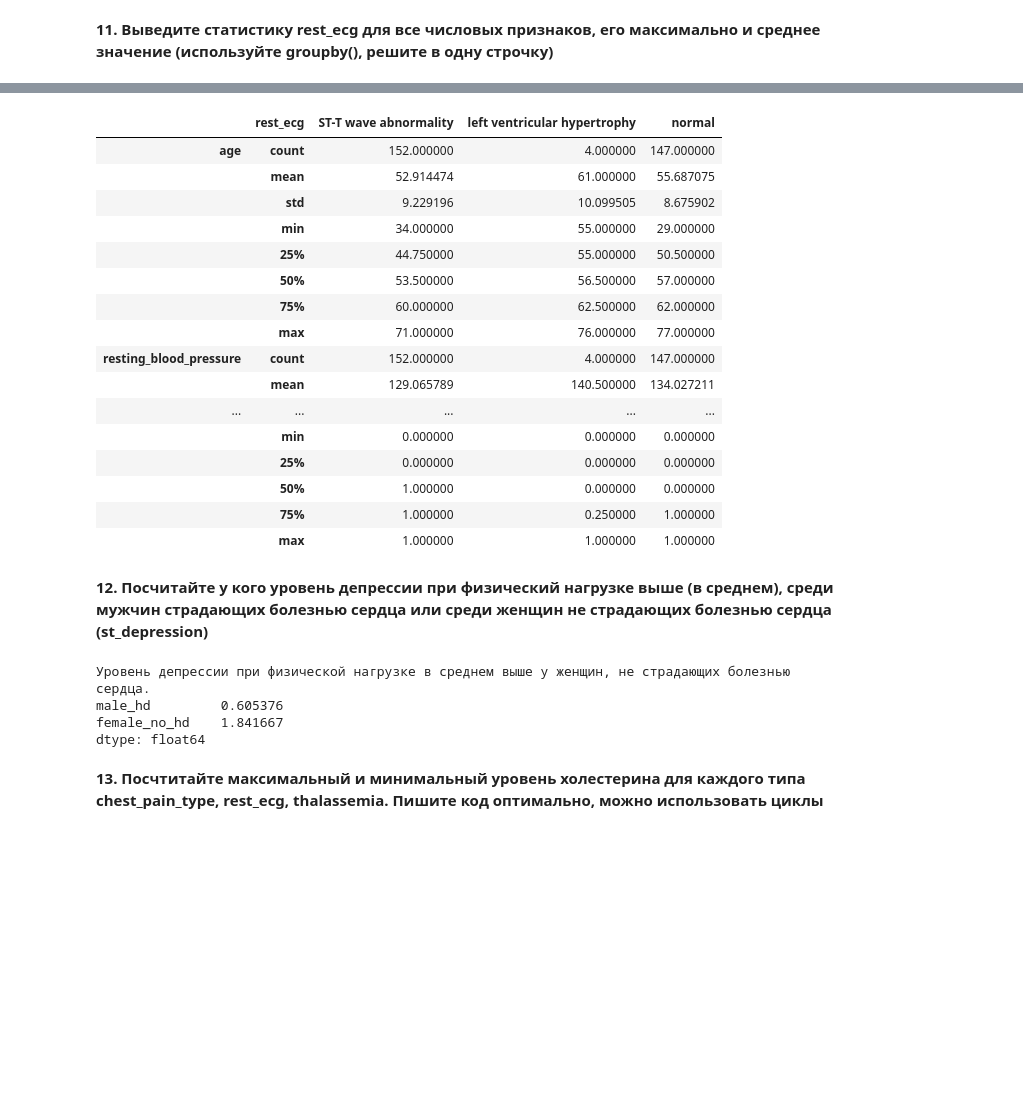
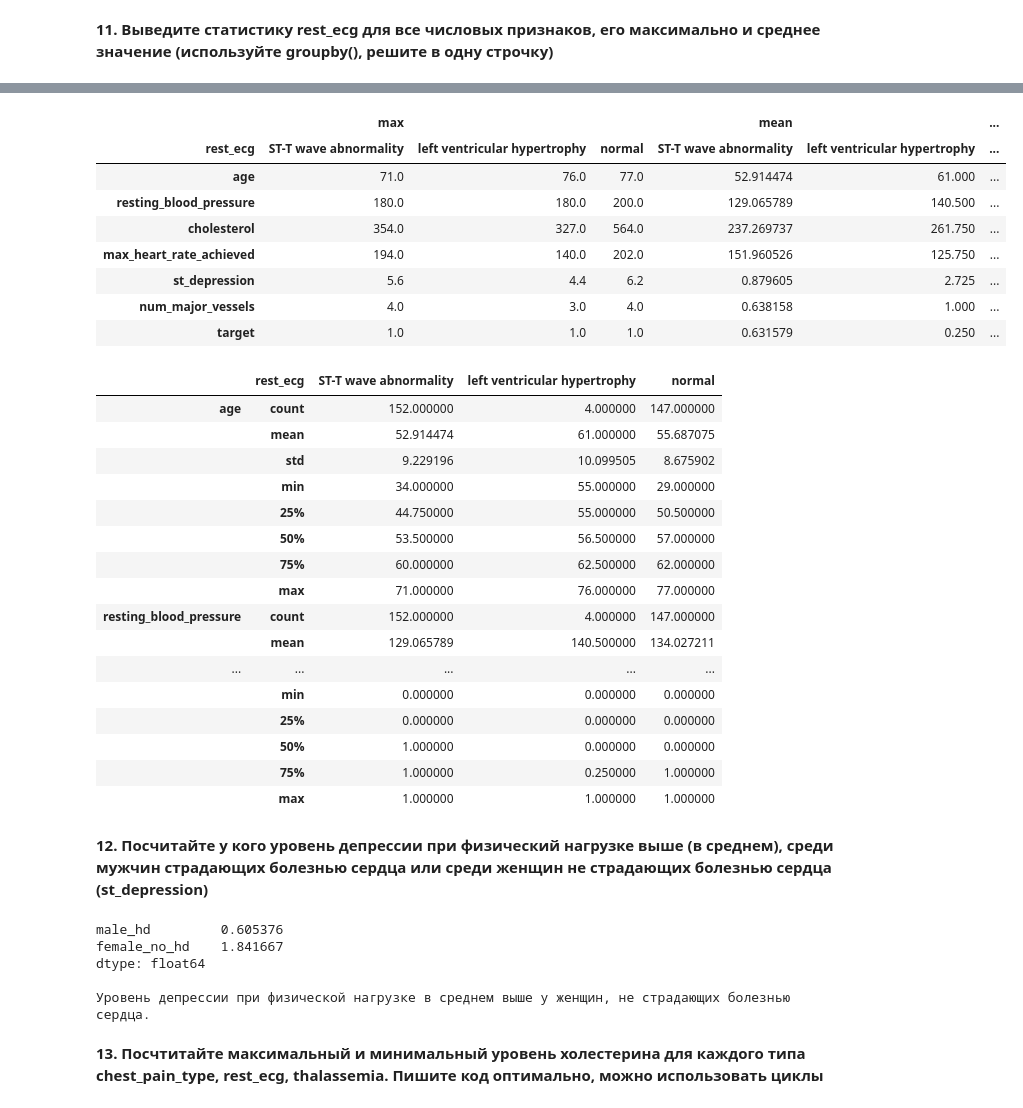
Before and after one commit to chudinova13/Rep_Data-science_02, a Jupyter notebook: Pandas/HW4_solution_Chudinova.ipynb, the cells around one changed output, grey strips where cells are left out. Cells and saved outputs as stored; diff of their text form; code cells hidden in the pictures; blank space fills up the shorter version.

```diff
--- a/Pandas/HW4_solution_Chudinova.ipynb
+++ b/Pandas/HW4_solution_Chudinova.ipynb
@@ -199,23 +188,38 @@ data.groupby(["rest_ecg"]).mean()
-# %%
-data.groupby(["rest_ecg"]).describe().T
-# %% [output]
-|  | rest_ecg | ST-T wave abnormality | left ventricular hypertrophy | normal |
-| age | count | 152.000000 | 4.000000 | 147.000000 |
-|  | mean | 52.914474 | 61.000000 | 55.687075 |
-|  | std | 9.229196 | 10.099505 | 8.675902 |
-|  | min | 34.000000 | 55.000000 | 29.000000 |
-|  | 25% | 44.750000 | 55.000000 | 50.500000 |
-|  | 50% | 53.500000 | 56.500000 | 57.000000 |
-|  | 75% | 60.000000 | 62.500000 | 62.000000 |
-|  | max | 71.000000 | 76.000000 | 77.000000 |
-| resting_blood_pressure | count | 152.000000 | 4.000000 | 147.000000 |
-|  | mean | 129.065789 | 140.500000 | 134.027211 |
-| ... | ... | ... | ... | ... |
-|  | min | 0.000000 | 0.000000 | 0.000000 |
-|  | 25% | 0.000000 | 0.000000 | 0.000000 |
-|  | 50% | 1.000000 | 0.000000 | 0.000000 |
-|  | 75% | 1.000000 | 0.250000 | 1.000000 |
-|  | max | 1.000000 | 1.000000 | 1.000000 |
+# %%
+pd.concat([data.groupby(["rest_ecg"]).max().select_dtypes(include=['int64', 'float64']).T,
+           data.groupby(["rest_ecg"]).mean().T],
+          axis=1, keys=['max', 'mean'])
+# %% [output]
+|  | max |  |  | mean |  | ... |
+| rest_ecg | ST-T wave abnormality | left ventricular hypertrophy | normal | ST-T wave abnormality | left ventricular hypertrophy | ... |
+| age | 71.0 | 76.0 | 77.0 | 52.914474 | 61.000 | ... |
+| resting_blood_pressure | 180.0 | 180.0 | 200.0 | 129.065789 | 140.500 | ... |
+| cholesterol | 354.0 | 327.0 | 564.0 | 237.269737 | 261.750 | ... |
+| max_heart_rate_achieved | 194.0 | 140.0 | 202.0 | 151.960526 | 125.750 | ... |
+| st_depression | 5.6 | 4.4 | 6.2 | 0.879605 | 2.725 | ... |
+| num_major_vessels | 4.0 | 3.0 | 4.0 | 0.638158 | 1.000 | ... |
+| target | 1.0 | 1.0 | 1.0 | 0.631579 | 0.250 | ... |
+# %%
+# Второе решение: просто вытаскиваю всю статистику по "rest_ecd" для числовых признаков, в том числе max и mean
+data.groupby(["rest_ecg"]).describe().T
+# %% [output]
+|  | rest_ecg | ST-T wave abnormality | left ventricular hypertrophy | normal |
+| age | count | 152.000000 | 4.000000 | 147.000000 |
+|  | mean | 52.914474 | 61.000000 | 55.687075 |
+|  | std | 9.229196 | 10.099505 | 8.675902 |
+|  | min | 34.000000 | 55.000000 | 29.000000 |
+|  | 25% | 44.750000 | 55.000000 | 50.500000 |
+|  | 50% | 53.500000 | 56.500000 | 57.000000 |
+|  | 75% | 60.000000 | 62.500000 | 62.000000 |
+|  | max | 71.000000 | 76.000000 | 77.000000 |
+| resting_blood_pressure | count | 152.000000 | 4.000000 | 147.000000 |
+|  | mean | 129.065789 | 140.500000 | 134.027211 |
+| ... | ... | ... | ... | ... |
+|  | min | 0.000000 | 0.000000 | 0.000000 |
+|  | 25% | 0.000000 | 0.000000 | 0.000000 |
+|  | 50% | 1.000000 | 0.000000 | 0.000000 |
+|  | 75% | 1.000000 | 0.250000 | 1.000000 |
+|  | max | 1.000000 | 1.000000 | 1.000000 |
 # %% [markdown]
 **12. Посчитайте у кого уровень депрессии при физический нагрузке выше (в среднем), среди мужчин страдающих болезнью сердца или среди женщин не страдающих болезнью сердца (st_depression)**
 # %%
@@ -224,16 +228,17 @@ female_no_hd = data[(data["target"]==0) & (data["sex"]=="female")]
 s = pd.Series([male_hd["st_depression"].mean(),
              female_no_hd["st_depression"].mean()],
             index=["male_hd", "female_no_hd"])
+print(s, "\n")
 if s['male_hd'] > s['female_no_hd']:
     print("Уровень депрессии при физической нагрузке в среднем выше у мужчин, страдающих болезнью сердца.")
 else:
     print("Уровень депрессии при физической нагрузке в среднем выше у женщин, не страдающих болезнью сердца.")
-print(s)
 # %% [output]
-Уровень депрессии при физической нагрузке в среднем выше у женщин, не страдающих болезнью сердца.
 male_hd         0.605376
 female_no_hd    1.841667
 dtype: float64
+
+Уровень депрессии при физической нагрузке в среднем выше у женщин, не страдающих болезнью сердца.
 # %% [markdown]
 **13. Посчтитайте максимальный и минимальный уровень холестерина для каждого типа chest_pain_type, rest_ecg, thalassemia. Пишите код оптимально, можно использовать циклы**
 # %%
```
Also changed, not shown: parts of 12 cells of this notebook.
